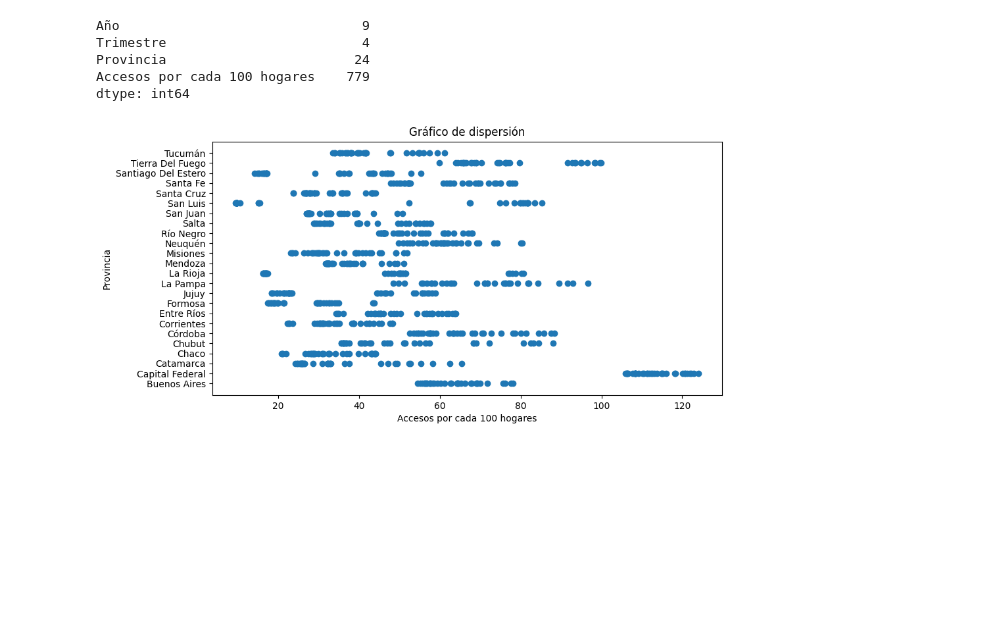
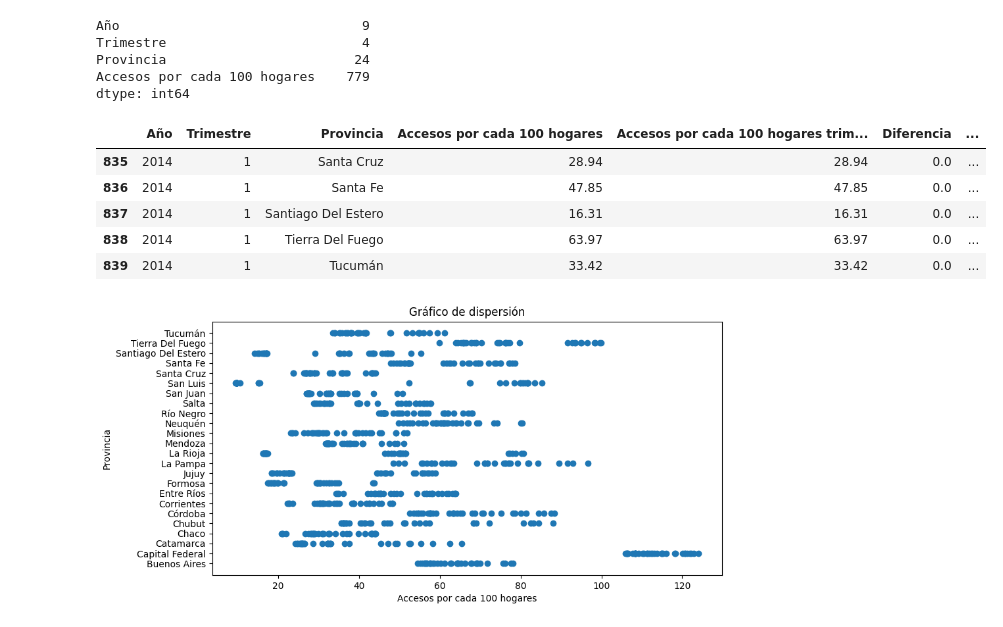
Before and after one commit to HernanCampo/Proyecto-Analityc, a Jupyter notebook: EDA_PA.ipynb, the cells around one changed output. Drawn from its saved outputs; the diff is of its cells as text; code cells hidden in the pictures; blank space fills up the shorter version.

```diff
--- a/EDA_PA.ipynb
+++ b/EDA_PA.ipynb
@@ -94,0 +102,2 @@ dtype: int64
+# %%
+df1_int_hog['Accesos por cada 100 hogares trimestre anterior + 2%'] = df1_int_hog['Accesos por cada 100 hogares trimestre anterior + 2%'].fillna(df1_int_hog['Accesos por cada 100 hogares'])
@@ -95,3 +112,12 @@ dtype: int64
+# %%
+df1_int_hog.tail()
+# %% [output]
+|  | Año | Trimestre | Provincia | Accesos por cada 100 hogares | Accesos por cada 100 hogares trim... | Diferencia | ... |
+| 835 | 2014 | 1 | Santa Cruz | 28.94 | 28.94 | 0.0 | ... |
+| 836 | 2014 | 1 | Santa Fe | 47.85 | 47.85 | 0.0 | ... |
+| 837 | 2014 | 1 | Santiago Del Estero | 16.31 | 16.31 | 0.0 | ... |
+| 838 | 2014 | 1 | Tierra Del Fuego | 63.97 | 63.97 | 0.0 | ... |
+| 839 | 2014 | 1 | Tucumán | 33.42 | 33.42 | 0.0 | ... |
 # %%
 # Crear la figura y el eje
 fig, ax = plt.subplots(figsize=(10, 5))
```
Also changed, not shown: parts of 11 cells of this notebook.
